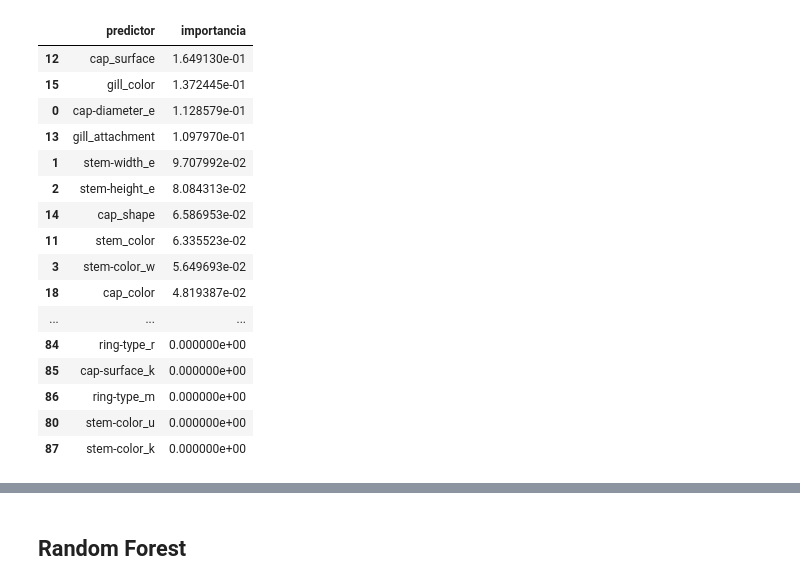
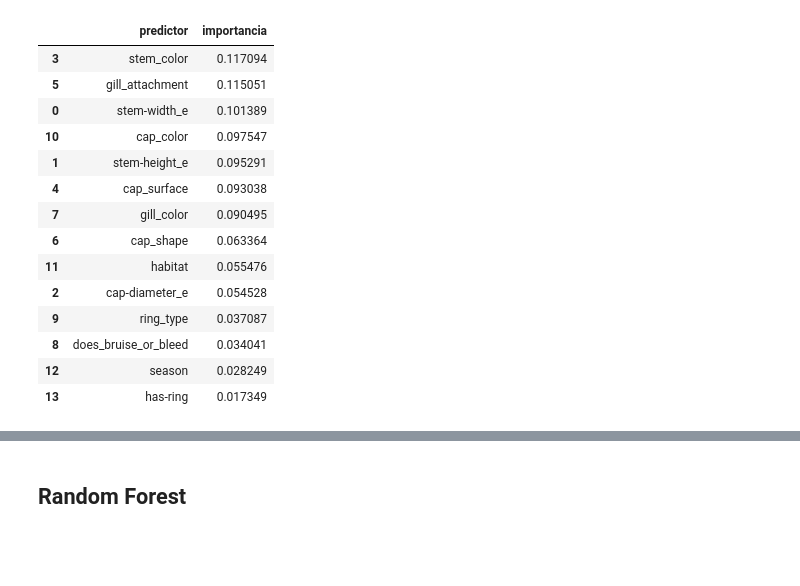
Before and after one commit to Adalab/-DA-promo-b-modulo-3-sprint-1-Maria-Ana, a Jupyter notebook: pair-programming-14-RLogística-DecisionTree/pair-programming-14-RLogísitca-DecisionTree.ipynb, the cells around one changed output, grey strips where cells are left out. Drawn from its saved outputs; the diff is of its cells as text; code cells hidden in the pictures; blank space fills up the shorter version.

```diff
--- a/pair-programming-14-RLogística-DecisionTree/pair-programming-14-RLogísitca-DecisionTree.ipynb
+++ b/pair-programming-14-RLogística-DecisionTree/pair-programming-14-RLogísitca-DecisionTree.ipynb
@@ -230,0 +312,2 @@ season
+# %%
+columnas = df_cols.drop('class', axis=1).columns
@@ -231,14 +477,14 @@ season
 # %%
-
 # eliminamos esas filas del dataframe donde tenemos los valores de importancia
 
-importancia_predictores.drop(stem_color.index, inplace = True)
-importancia_predictores.drop(cap_surface.index, inplace = True)
-importancia_predictores.drop(gill_attachment.index, inplace = True)
-importancia_predictores.drop(cap_shape.index, inplace = True)
-importancia_predictores.drop(gill_color.index, inplace = True)
-importancia_predictores.drop(does_bruise_or_bleed.index, inplace = True)
-importancia_predictores.drop(ring_type.index, inplace = True)
-importancia_predictores.drop(cap_color.index, inplace = True)
-importancia_predictores.drop(habitat.index, inplace = True)
-importancia_predictores.drop(season.index, inplace = True)
+df_predictores.drop(stem_color.index, inplace = True)
+df_predictores.drop(cap_surface.index, inplace = True)
+df_predictores.drop(gill_attachment.index, inplace = True)
+df_predictores.drop(cap_shape.index, inplace = True)
+df_predictores.drop(gill_color.index, inplace = True)
+df_predictores.drop(does_bruise_or_bleed.index, inplace = True)
+df_predictores.drop(ring_type.index, inplace = True)
+df_predictores.drop(cap_color.index, inplace = True)
+df_predictores.drop(habitat.index, inplace = True)
+df_predictores.drop(season.index, inplace = True)
+df_predictores.drop(has_ring.index, inplace=True)
@@ -252,42 +498,41 @@ does_bruise_or_bleed, ring_type, cap_color, habitat, season
 # %%
 # nos creamos nuevas filas con el resultado de la suma
 
-df_predictores.loc[11] =  ["stem_color", stem_color["importancia"].sum()]
-df_predictores.loc[12] =  ["cap_surface", cap_surface["importancia"].sum()]
-df_predictores.loc[13] =  ["gill_attachment", gill_attachment["importancia"].sum()]
-df_predictores.loc[14] =  ["cap_shape", cap_shape["importancia"].sum()]
+df_predictores.loc[3] =  ["stem_color", stem_color["importancia"].sum()]
+df_predictores.loc[4] =  ["cap_surface", cap_surface["importancia"].sum()]
+df_predictores.loc[5] =  ["gill_attachment", gill_attachment["importancia"].sum()]
+df_predictores.loc[6] =  ["cap_shape", cap_shape["importancia"].sum()]
 
-df_predictores.loc[15] =  ["gill_color", gill_color["importancia"].sum()]
-df_predictores.loc[16] =  ["does_bruise_or_bleed", does_bruise_or_bleed["importancia"].sum()]
-df_predictores.loc[17] =  ["ring_type", ring_type["importancia"].sum()]
-df_predictores.loc[18] =  ["cap_color", cap_color["importancia"].sum()]
+df_predictores.loc[7] =  ["gill_color", gill_color["importancia"].sum()]
+df_predictores.loc[8] =  ["does_bruise_or_bleed", does_bruise_or_bleed["importancia"].sum()]
+df_predictores.loc[9] =  ["ring_type", ring_type["importancia"].sum()]
+df_predictores.loc[10] =  ["cap_color", cap_color["importancia"].sum()]
 
-df_predictores.loc[19] =  ["habitat", habitat["importancia"].sum()]
-df_predictores.loc[20] =  ["season", season["importancia"].sum()]
+df_predictores.loc[11] =  ["habitat", habitat["importancia"].sum()]
+df_predictores.loc[12] =  ["season", season["importancia"].sum()]
+df_predictores.loc[13] = ['has-ring', has_ring['importancia'].sum()]
 
 
 # ordenamos el df
 
 df_predictores.sort_values(by = "importancia", ascending = False, inplace = True)
 df_predictores
 # %% [output]
 |  | predictor | importancia |
-| 12 | cap_surface | 1.649130e-01 |
-| 15 | gill_color | 1.372445e-01 |
-| 0 | cap-diameter_e | 1.128579e-01 |
-| 13 | gill_attachment | 1.097970e-01 |
-| 1 | stem-width_e | 9.707992e-02 |
-| 2 | stem-height_e | 8.084313e-02 |
-| 14 | cap_shape | 6.586953e-02 |
-| 11 | stem_color | 6.335523e-02 |
-| 3 | stem-color_w | 5.649693e-02 |
-| 18 | cap_color | 4.819387e-02 |
-| ... | ... | ... |
-| 84 | ring-type_r | 0.000000e+00 |
-| 85 | cap-surface_k | 0.000000e+00 |
-| 86 | ring-type_m | 0.000000e+00 |
-| 80 | stem-color_u | 0.000000e+00 |
-| 87 | stem-color_k | 0.000000e+00 |
+| 3 | stem_color | 0.117094 |
+| 5 | gill_attachment | 0.115051 |
+| 0 | stem-width_e | 0.101389 |
+| 10 | cap_color | 0.097547 |
+| 1 | stem-height_e | 0.095291 |
+| 4 | cap_surface | 0.093038 |
+| 7 | gill_color | 0.090495 |
+| 6 | cap_shape | 0.063364 |
+| 11 | habitat | 0.055476 |
+| 2 | cap-diameter_e | 0.054528 |
+| 9 | ring_type | 0.037087 |
+| 8 | does_bruise_or_bleed | 0.034041 |
+| 12 | season | 0.028249 |
+| 13 | has-ring | 0.017349 |
 # %%
 # por último ploteamos los resultados para verlo de una forma más amigable.
 
```
Also changed, not shown: parts of 78 cells of this notebook, 6 other files.
